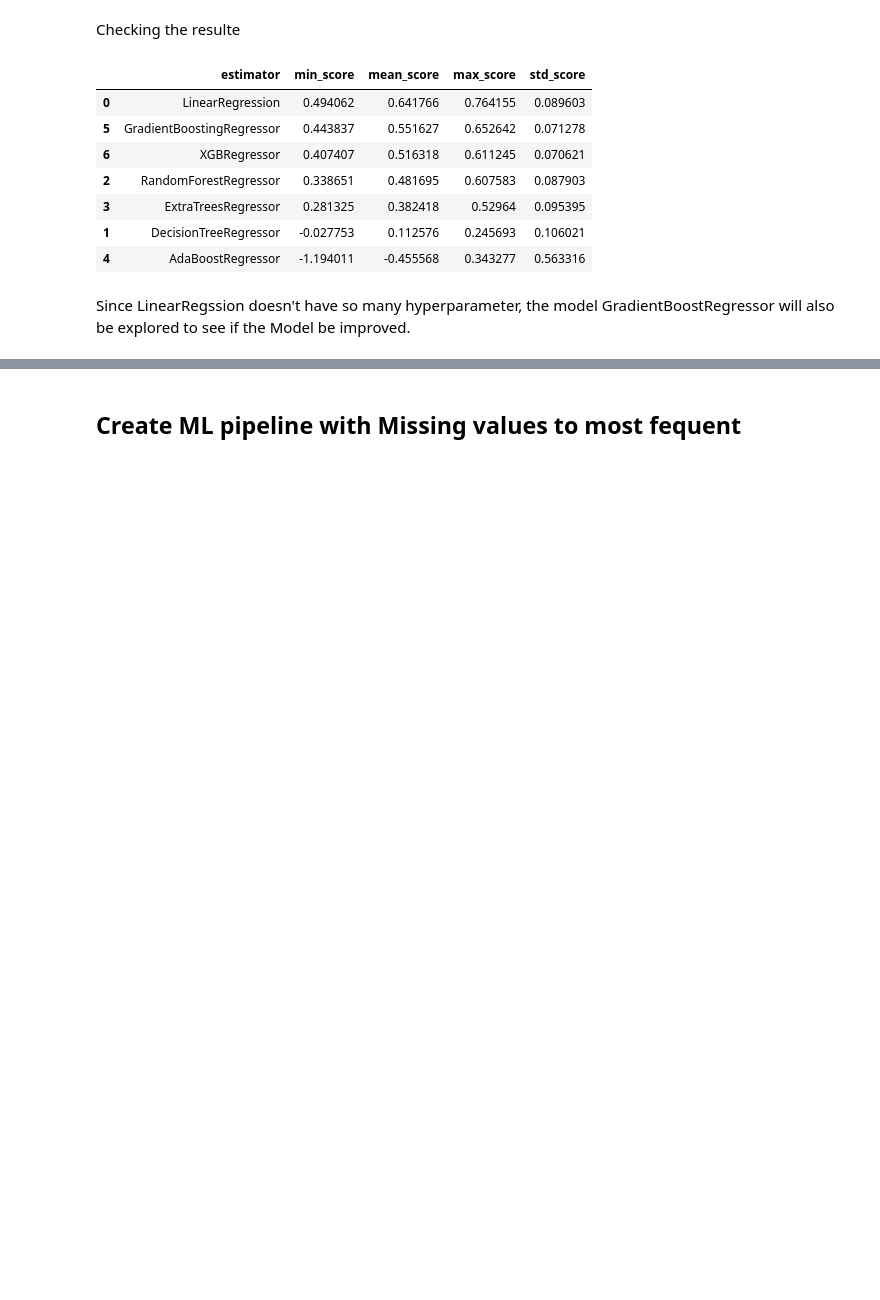
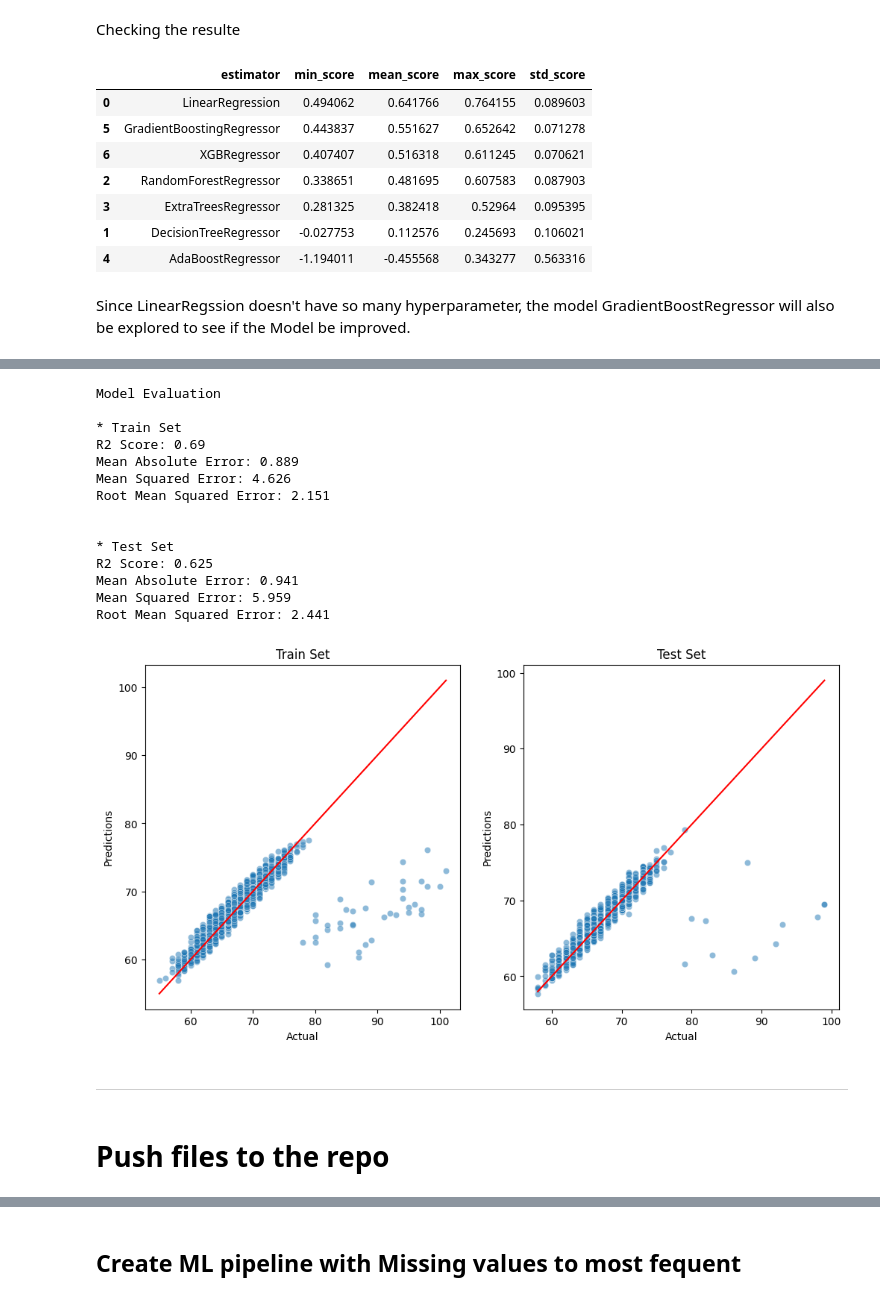
Before and after one commit to Ko11e/Student-Performance, a Jupyter notebook: jupyter_notebooks/05 - Modeling and Evaluation - Predict Exam Score.ipynb, the cells around one changed output, grey strips where cells are left out. Cells and saved outputs as stored; diff of their text form; code cells hidden in the pictures; blank space fills up the shorter version.

```diff
--- a/jupyter_notebooks/05 - Modeling and Evaluation - Predict Exam Score.ipynb
+++ b/jupyter_notebooks/05 - Modeling and Evaluation - Predict Exam Score.ipynb
@@ -359,0 +502,3 @@ The next step is to explore if the model will have a better result with the NaN
+# %%
+pipeline_clf = grid_search_pipelines[best_model].best_estimator_
+print(pipeline_clf)
@@ -359,0 +523,23 @@ The next step is to explore if the model will have a better result with the NaN
+# %%
+regression_performance(X_train, y_train, X_test, y_test, pipeline_clf)
+regression_evaluation_plots(X_train, y_train, X_test, y_test, pipeline_clf)
+# %% [output]
+Model Evaluation
+
+* Train Set
+R2 Score: 0.69
+Mean Absolute Error: 0.889
+Mean Squared Error: 4.626
+Root Mean Squared Error: 2.151
+
+
+* Test Set
+R2 Score: 0.625
+Mean Absolute Error: 0.941
+Mean Squared Error: 5.959
+Root Mean Squared Error: 2.441
+[figure, added]
+# %% [markdown]
+----------
+# %% [markdown]
+# Push files to the repo
```
Also changed, not shown: parts of 54 cells of this notebook, 5 other files.
